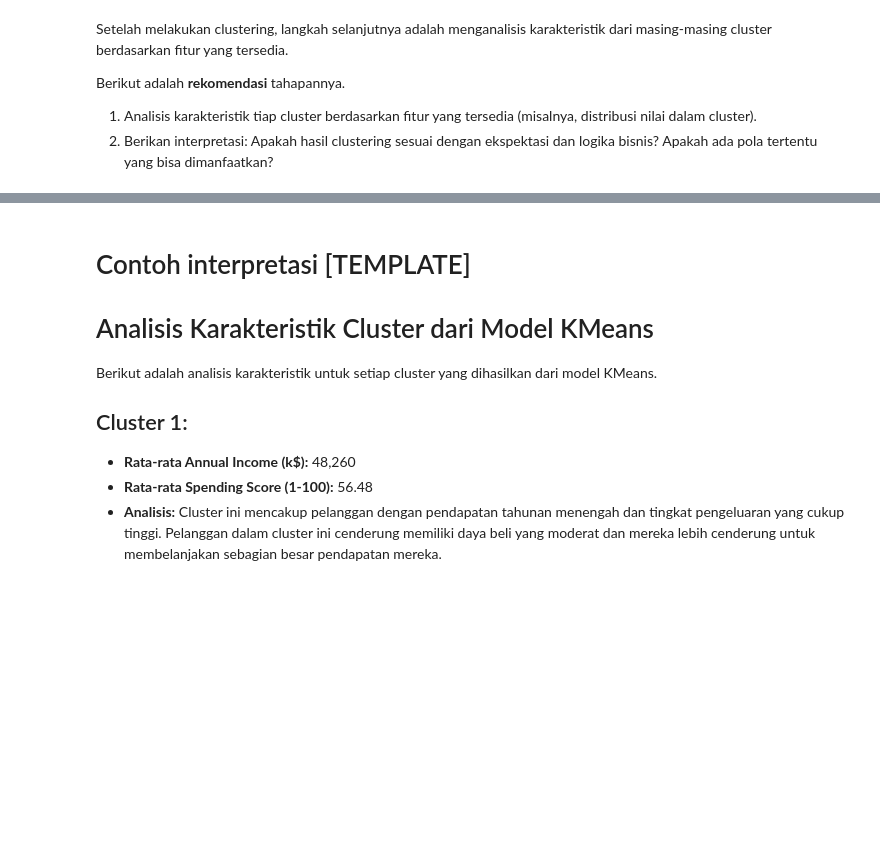
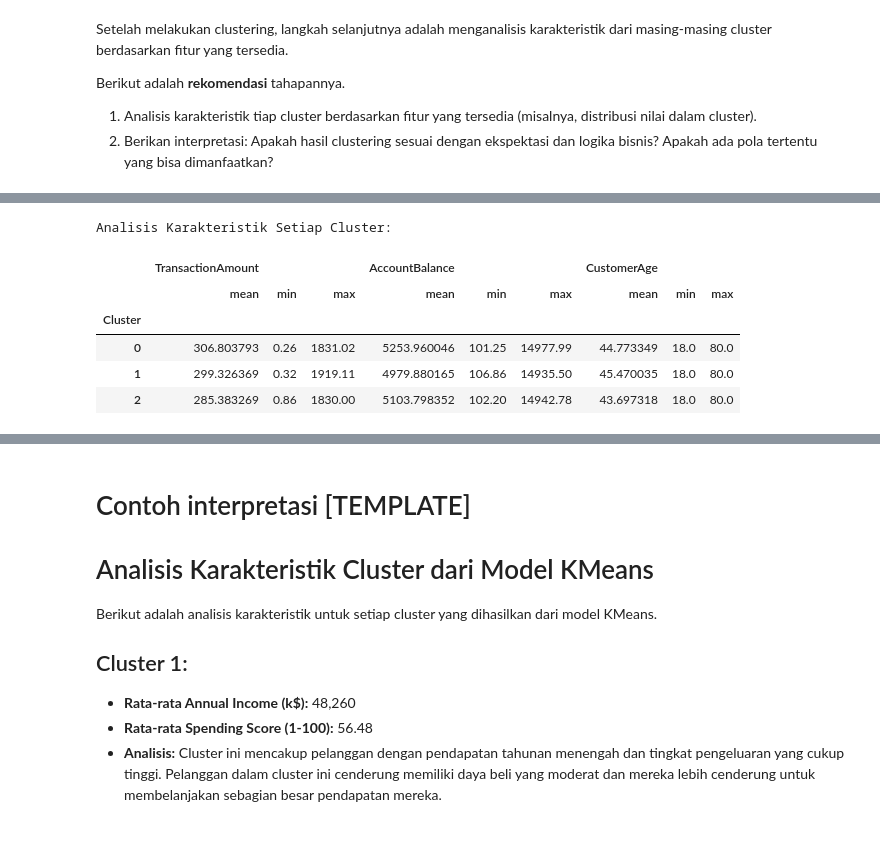
Before and after one commit to FendyDeveloper/Bank-Transaction-Dataset-for-Fraud-Detection, a Jupyter notebook: [Clustering]_Submission_Akhir_BMLP_Fendy Rahmat.ipynb, the cells around one changed output, grey strips where cells are left out. Drawn from its saved outputs; the diff is of its cells as text; code cells hidden in the pictures; blank space fills up the shorter version.

```diff
--- a/[Clustering]_Submission_Akhir_BMLP_Fendy Rahmat.ipynb
+++ b/[Clustering]_Submission_Akhir_BMLP_Fendy Rahmat.ipynb
@@ -430,0 +452,19 @@ data.head()
+# %%
+# Inverse transform for numerical features
+df_inverse = df.copy()
+df_inverse[numerical_features] = scaler.inverse_transform(df_inverse[numerical_features])
+
+# Inverse transform for categorical features
+for col in categorical_features:
+    df_inverse[col] = label_encoders[col].inverse_transform(df_inverse[col])
+
+# Display the first few rows of the inverse-transformed DataFrame
+print(df_inverse.head())
+
+# Analyze the characteristics of each cluster based on the original features
+cluster_analysis = df_inverse.groupby('Cluster').agg({
+    'TransactionAmount': ['mean', 'min', 'max'],
+    'AccountBalance': ['mean', 'min', 'max'],
+    'CustomerAge': ['mean', 'min', 'max'],
+    # Add other relevant features for analysis
+})
@@ -443,0 +507,12 @@ Tulis hasil interpretasinya di sini.
+# %%
+print("Analisis Karakteristik Setiap Cluster:\n")
+
+cluster_analysis
+# %% [output]
+Analisis Karakteristik Setiap Cluster:
+|  | TransactionAmount |  |  | AccountBalance |  |  | CustomerAge |  |  |
+|  | mean | min | max | mean | min | max | mean | min | max |
+| Cluster |  |  |  |  |  |  |  |  |  |
+| 0 | 306.803793 | 0.26 | 1831.02 | 5253.960046 | 101.25 | 14977.99 | 44.773349 | 18.0 | 80.0 |
+| 1 | 299.326369 | 0.32 | 1919.11 | 4979.880165 | 106.86 | 14935.50 | 45.470035 | 18.0 | 80.0 |
+| 2 | 285.383269 | 0.86 | 1830.00 | 5103.798352 | 102.20 | 14942.78 | 43.697318 | 18.0 | 80.0 |
```
Also changed, not shown: parts of 25 cells of this notebook.
